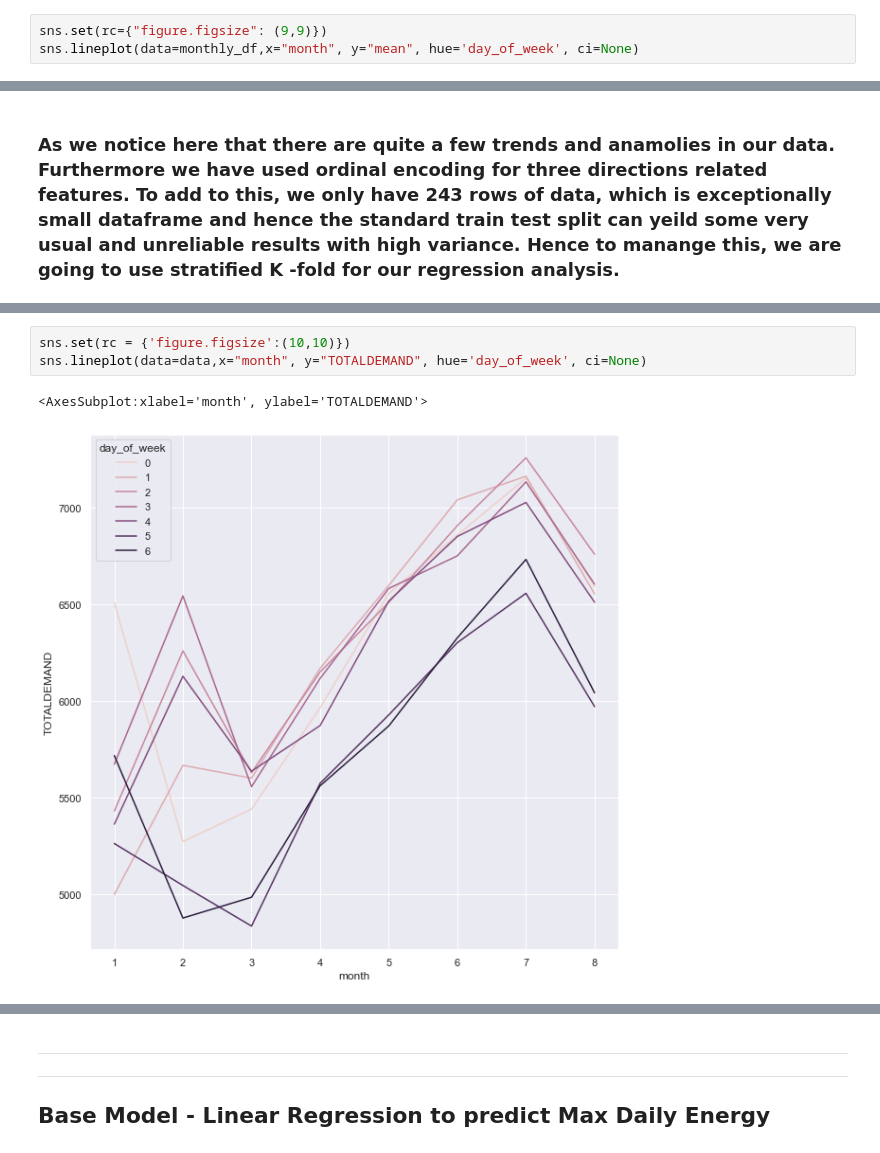
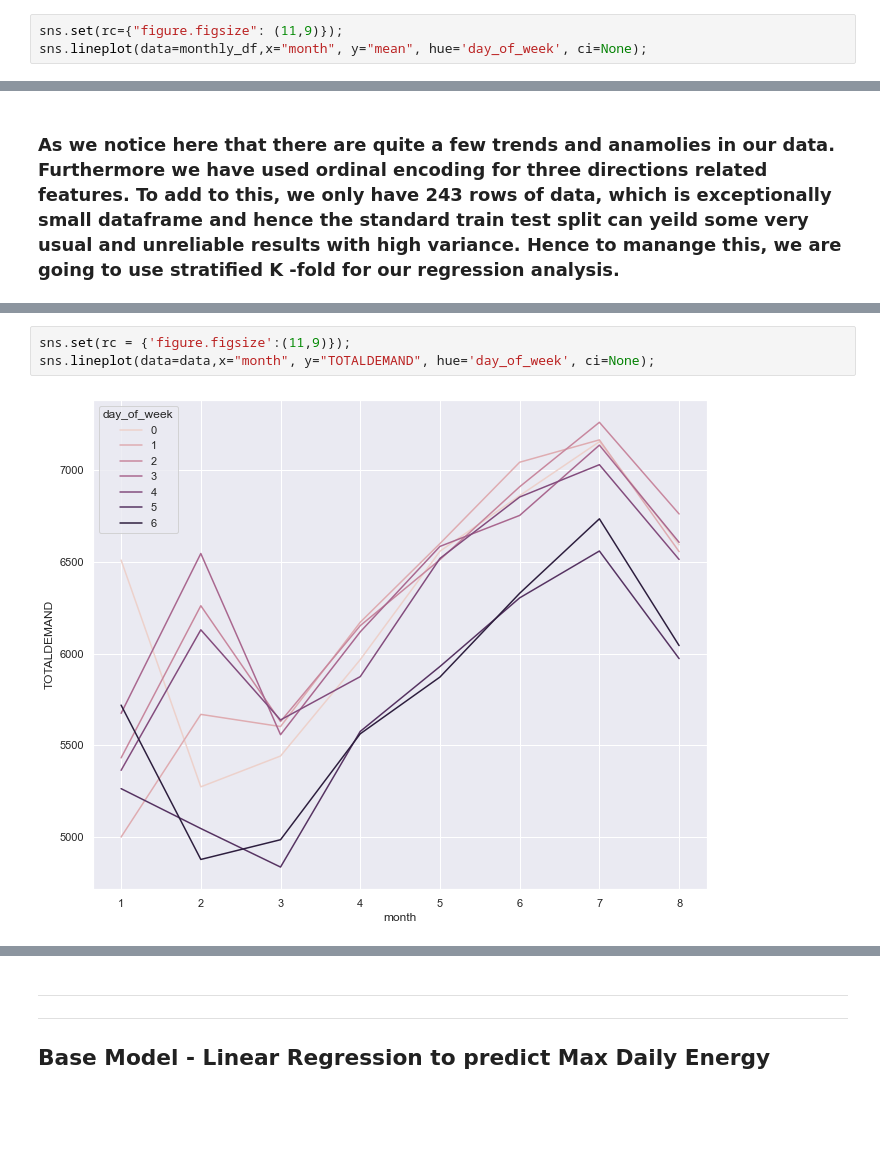
Before and after one commit to audi0786/Max_Daily_Energy_Predictions_Project, a Jupyter notebook: Daily_Energy_Demand_Prediction_via_Regression_Analysis.ipynb, the cells around one changed output, grey strips where cells are left out. Saved outputs shown, nothing was run; the diff lists cells and outputs as text; blank space fills up the shorter version.

```diff
--- a/Daily_Energy_Demand_Prediction_via_Regression_Analysis.ipynb
+++ b/Daily_Energy_Demand_Prediction_via_Regression_Analysis.ipynb
@@ -427,6 +274,6 @@ g.map(sns.regplot, "month", "mean")
 # %% [markdown]
 ### The above facetgrid shows that the day of the week mays have some relationship with electricity consumption. It also shows a strong correlation between month and the price demand
 # %%
-sns.set(rc={"figure.figsize": (9,9)})
-sns.lineplot(data=monthly_df,x="month", y="mean", hue='day_of_week', ci=None)
+sns.set(rc={"figure.figsize": (11,9)});
+sns.lineplot(data=monthly_df,x="month", y="mean", hue='day_of_week', ci=None);
 # %% [output]
@@ -466,9 +306,8 @@ sns.factorplot(data=data,x="day_of_week", y="PRICECATEGORY", col='month')
 # %%
-sns.set(rc = {'figure.figsize':(10,10)})
-sns.lineplot(data=data,x="month", y="TOTALDEMAND", hue='day_of_week', ci=None)
+sns.set(rc = {'figure.figsize':(11,9)});
+sns.lineplot(data=data,x="month", y="TOTALDEMAND", hue='day_of_week', ci=None);
 # %% [output]
-<AxesSubplot:xlabel='month', ylabel='TOTALDEMAND'>
-[figure, old version]
+[figure, new version]
 # %%
 sns.lineplot(data=data,x="day_of_week", y="TOTALDEMAND", hue='month', ci=None)
 # %% [output]
```
Also changed, not shown: parts of 32 cells of this notebook.
